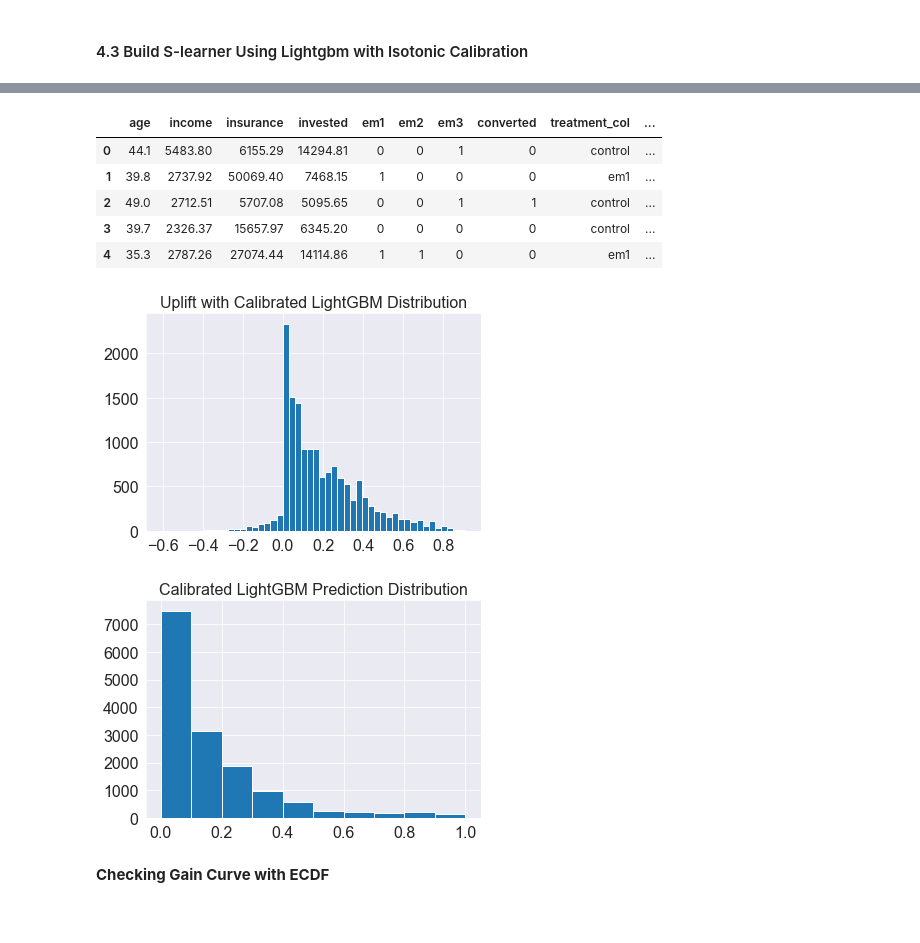
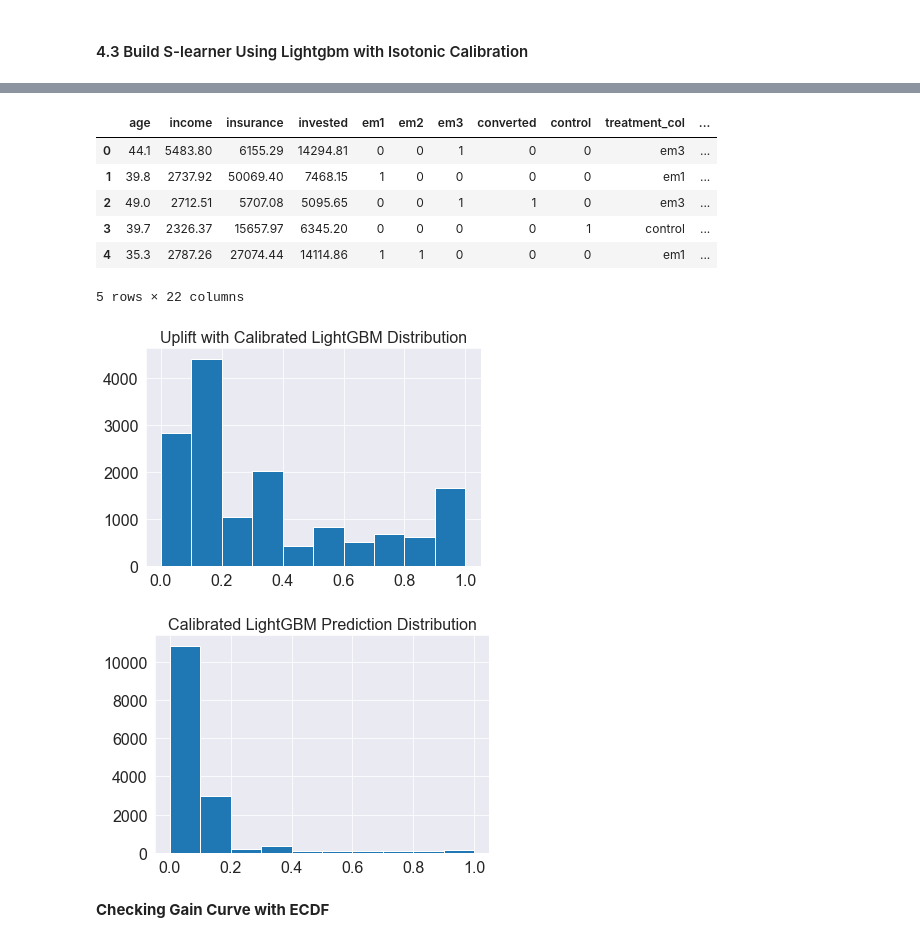
Before and after one commit to nubank/fklearn, a Jupyter notebook: notebooks/causal_s_learner_demo.ipynb, the cells around one changed output, grey strips where cells are left out. Saved outputs shown, nothing was run; the diff lists cells and outputs as text; code cells hidden in the pictures.

```diff
--- a/notebooks/causal_s_learner_demo.ipynb
+++ b/notebooks/causal_s_learner_demo.ipynb
@@ -90,13 +92,11 @@ train_data.shape
 # %% [markdown]
 #### 3.1 Include Treatment Column
 # %%
-train_data["treatment_col"] = np.where(
-    train_data["em1"] == 1, "em1", "control"
-)
+train_data["control"] = np.where((train_data["em1"]+train_data["em2"]+train_data["em3"])==0,1,0)
+train_data["treatment_col"] = train_data[["em1","em2","em3","control"]].idxmax(axis=1).values
 
-test_data["treatment_col"] = np.where(
-    test_data["em1"] == 1, "em1", "control"
-)
+test_data["control"] = np.where((test_data["em1"]+test_data["em2"]+test_data["em3"])==0,1,0)
+test_data["treatment_col"] = test_data[["em1","em2","em3","control"]].idxmax(axis=1).values
 # %%
 train_data.head()
 # %% [output]
@@ -186,3 +180,5 @@ s_learner_log
+# %%
+score_of_interest = "treatment_em1__uplift"
 # %% [markdown]
 **Making Predictions**
 # %%
@@ -318,7 +328,7 @@ s_learner = causal_s_classification_learner(
 )
 # %%
 cdf = ecdfer(
-    prediction_column="uplift"
+    prediction_column=score_of_interest
 )
 # %%
 pipeline = build_pipeline(
@@ -339,26 +359,27 @@ You can set `force_col_wise=true` to remove the overhead.
 # %%
 pipe_train_df.head()
 # %% [output]
-|  | age | income | insurance | invested | em1 | em2 | em3 | converted | treatment_col | ... |
-| 0 | 44.1 | 5483.80 | 6155.29 | 14294.81 | 0 | 0 | 1 | 0 | control | ... |
-| 1 | 39.8 | 2737.92 | 50069.40 | 7468.15 | 1 | 0 | 0 | 0 | em1 | ... |
-| 2 | 49.0 | 2712.51 | 5707.08 | 5095.65 | 0 | 0 | 1 | 1 | control | ... |
-| 3 | 39.7 | 2326.37 | 15657.97 | 6345.20 | 0 | 0 | 0 | 0 | control | ... |
-| 4 | 35.3 | 2787.26 | 27074.44 | 14114.86 | 1 | 1 | 0 | 0 | em1 | ... |
+|  | age | income | insurance | invested | em1 | em2 | em3 | converted | control | treatment_col | ... |
+| 0 | 44.1 | 5483.80 | 6155.29 | 14294.81 | 0 | 0 | 1 | 0 | 0 | em3 | ... |
+| 1 | 39.8 | 2737.92 | 50069.40 | 7468.15 | 1 | 0 | 0 | 0 | 0 | em1 | ... |
+| 2 | 49.0 | 2712.51 | 5707.08 | 5095.65 | 0 | 0 | 1 | 1 | 0 | em3 | ... |
+| 3 | 39.7 | 2326.37 | 15657.97 | 6345.20 | 0 | 0 | 0 | 0 | 1 | control | ... |
+| 4 | 35.3 | 2787.26 | 27074.44 | 14114.86 | 1 | 1 | 0 | 0 | 0 | em1 | ... |
+5 rows × 22 columns
 # %%
-pipe_train_df["uplift"].hist(bins=50);
+pipe_train_df["treatment_em1__calibration_prediction_on_treatment"].hist(bins=10);
 plt.title("Uplift with Calibrated LightGBM Distribution", fontsize=16);
 plt.xticks(fontsize=16);
 plt.yticks(fontsize=16);
 # %% [output]
-[figure, old version]
+[figure, new version]
 # %%
 pipe_train_df["treatment_em1__calibration_prediction_on_control"].hist(bins=10);
 plt.title("Calibrated LightGBM Prediction Distribution", fontsize=16);
 plt.xticks(fontsize=16);
 plt.yticks(fontsize=16);
 # %% [output]
-[figure, old version]
+[figure, new version]
 # %% [markdown]
 **Checking Gain Curve with ECDF**
 # %%
```
Also changed, not shown: parts of 21 cells of this notebook.
